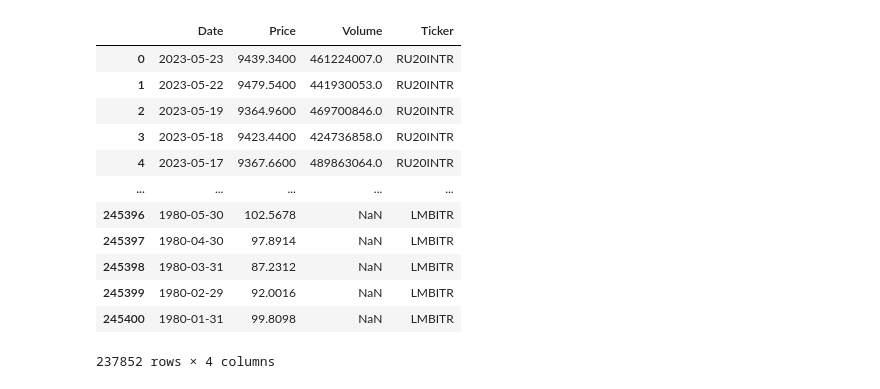
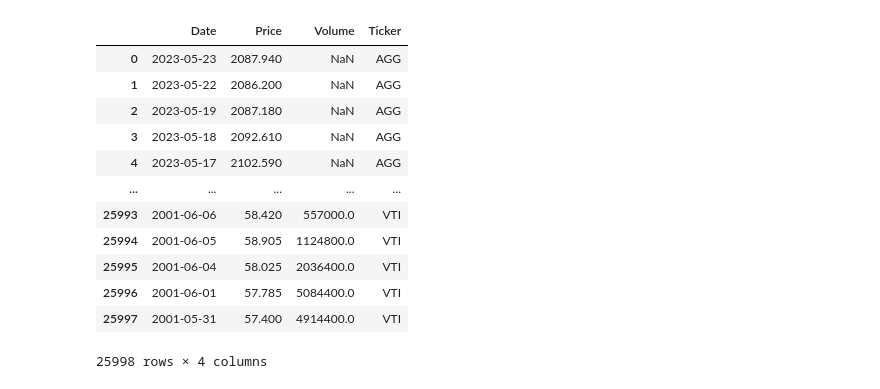
Before and after one commit to Xuanfu-lab/230ZA_Project, a Jupyter notebook: data_cleaning.ipynb, the cells around one changed output. Cells and saved outputs as stored; diff of their text form; code cells hidden in the pictures.

```diff
--- a/data_cleaning.ipynb
+++ b/data_cleaning.ipynb
@@ -3,32 +3,18 @@ import numpy as np
 import pandas as pd
 import os
 # %%
-folder_path = "data_raw/daily"
-dataframes = []
+# folder_path = "data_raw/daily"
+# dataframes = []
 
-for file_name in os.listdir(folder_path):
-    if file_name.endswith(".xlsx"):
-        file_path = os.path.join(folder_path, file_name)
-        df = pd.read_excel(file_path, skiprows=6)
-        df['Ticker'] = file_name[:-5]  # Add a column with the file name
-        dataframes.append(df)
+# for file_name in os.listdir(folder_path):
+#     if file_name.endswith(".xlsx"):
+#         file_path = os.path.join(folder_path, file_name)
+#         df = pd.read_excel(file_path, skiprows=6)
+#         df['Ticker'] = file_name[:-5]  # Add a column with the file name
+#         dataframes.append(df)
 
-concatenated_df = pd.concat(dataframes, ignore_index=True)
-concatenated_df = concatenated_df.rename(columns={"PX_LAST": "Price", "PX_VOLUME": "Volume"})
-concatenated_df.dropna(subset=['Price'], inplace=True)
-concatenated_df
+# concatenated_df = pd.concat(dataframes, ignore_index=True)
+# concatenated_df = concatenated_df.rename(columns={"PX_LAST": "Price", "PX_VOLUME": "Volume"})
+# concatenated_df.dropna(subset=['Price'], inplace=True)
+# concatenated_df
-# %% [output]
-|  | Date | Price | Volume | Ticker |
-| 0 | 2023-05-23 | 9439.3400 | 461224007.0 | RU20INTR |
-| 1 | 2023-05-22 | 9479.5400 | 441930053.0 | RU20INTR |
-| 2 | 2023-05-19 | 9364.9600 | 469700846.0 | RU20INTR |
-| 3 | 2023-05-18 | 9423.4400 | 424736858.0 | RU20INTR |
-| 4 | 2023-05-17 | 9367.6600 | 489863064.0 | RU20INTR |
-| ... | ... | ... | ... | ... |
-| 245396 | 1980-05-30 | 102.5678 | NaN | LMBITR |
-| 245397 | 1980-04-30 | 97.8914 | NaN | LMBITR |
-| 245398 | 1980-03-31 | 87.2312 | NaN | LMBITR |
-| 245399 | 1980-02-29 | 92.0016 | NaN | LMBITR |
-| 245400 | 1980-01-31 | 99.8098 | NaN | LMBITR |
-237852 rows × 4 columns
 # %%
@@ -35,0 +22,29 @@ concatenated_df.to_csv("data_clean/long_format_daily.csv", index=False)
+# %%
+folder_path = "data_raw/paper_data"
+dataframes = []
+
+for file_name in os.listdir(folder_path):
+    if file_name.endswith(".xlsx"):
+        file_path = os.path.join(folder_path, file_name)
+        df = pd.read_excel(file_path, skiprows=6)
+        df['Ticker'] = file_name[:-5]  # Add a column with the file name
+        dataframes.append(df)
+
+concatenated_df = pd.concat(dataframes, ignore_index=True)
+concatenated_df = concatenated_df.rename(columns={"PX_LAST": "Price", "PX_VOLUME": "Volume"})
+concatenated_df.dropna(subset=['Price'], inplace=True)
+concatenated_df
+# %% [output]
+|  | Date | Price | Volume | Ticker |
+| 0 | 2023-05-23 | 2087.940 | NaN | AGG |
+| 1 | 2023-05-22 | 2086.200 | NaN | AGG |
+| 2 | 2023-05-19 | 2087.180 | NaN | AGG |
+| 3 | 2023-05-18 | 2092.610 | NaN | AGG |
+| 4 | 2023-05-17 | 2102.590 | NaN | AGG |
+| ... | ... | ... | ... | ... |
+| 25993 | 2001-06-06 | 58.420 | 557000.0 | VTI |
+| 25994 | 2001-06-05 | 58.905 | 1124800.0 | VTI |
+| 25995 | 2001-06-04 | 58.025 | 2036400.0 | VTI |
+| 25996 | 2001-06-01 | 57.785 | 5084400.0 | VTI |
+| 25997 | 2001-05-31 | 57.400 | 4914400.0 | VTI |
+25998 rows × 4 columns
```
Also changed, not shown: parts of 2 cells of this notebook, 15 other files.
